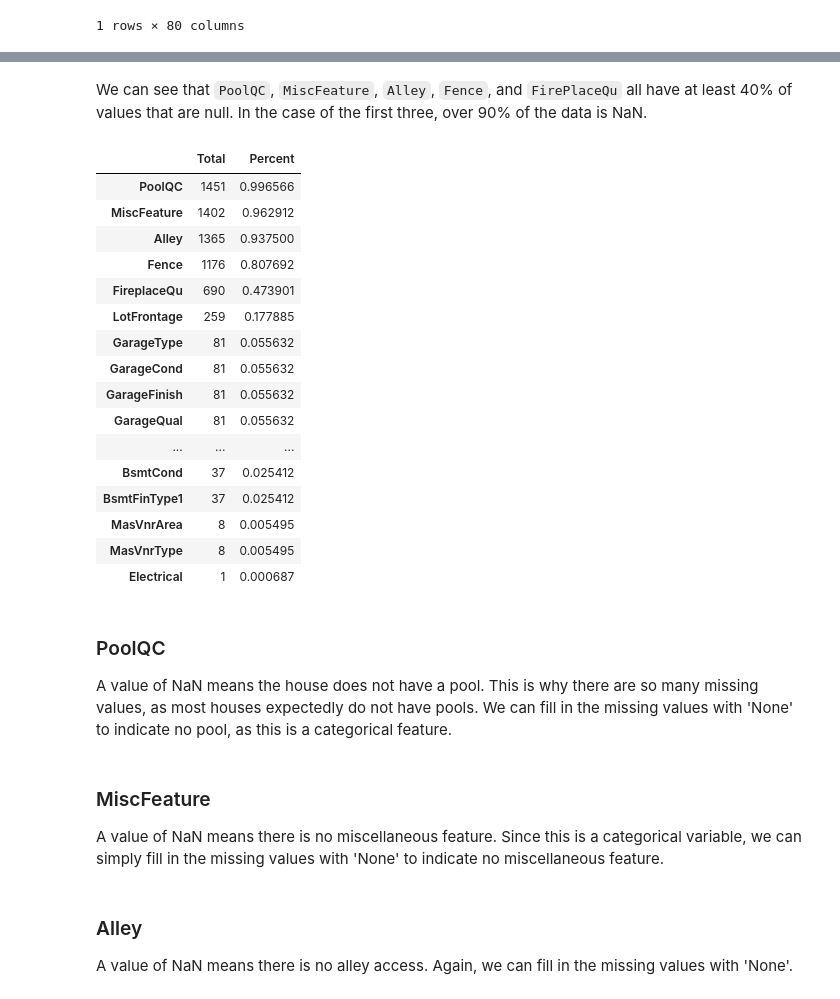
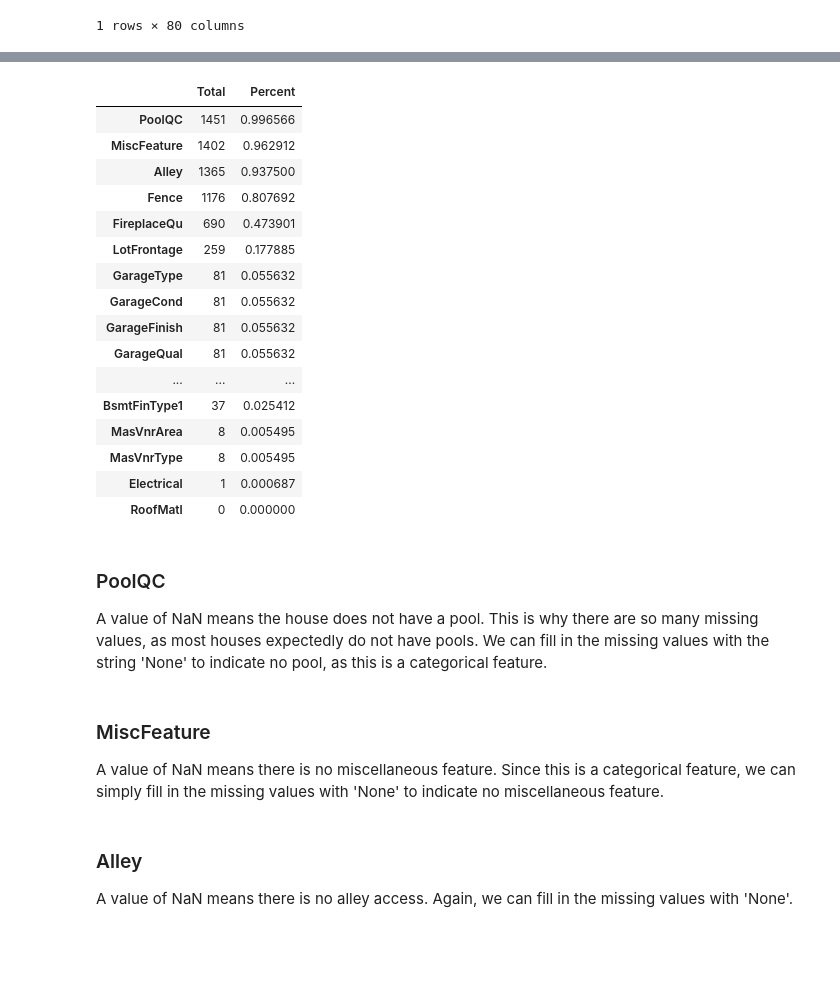
Before and after one commit to rakeshbhatia/thinkful, a Jupyter notebook: 3.7 Supervised Learning Capstone.ipynb, the cells around one changed output, grey strips where cells are left out. Drawn from its saved outputs; the diff is of its cells as text; code cells hidden in the pictures; blank space fills up the shorter version.

```diff
--- a/3.7 Supervised Learning Capstone.ipynb
+++ b/3.7 Supervised Learning Capstone.ipynb
@@ -420,2 +401,0 @@ Index(['MSSubClass', 'MSZoning', 'LotFrontage', 'LotArea', 'Street', 'Alley',
-# %% [markdown]
-We can see that `PoolQC`, `MiscFeature`, `Alley`, `Fence`, and `FirePlaceQu` all have at least 40% of values that are null. In the case of the first three, over 90% of the data is NaN.
@@ -426,35 +402,35 @@ We can see that `PoolQC`, `MiscFeature`, `Alley`, `Fence`, and `FirePlaceQu` all
 # %%
-#missing data
+# Missing data
 total = df_train.isnull().sum().sort_values(ascending=False)
 percent = (df_train.isnull().sum()/df_train.isnull().count()).sort_values(ascending=False)
 missing_data = pd.concat([total, percent], axis=1, keys=['Total', 'Percent'])
-missing_data.head(19)
+missing_data.head(20)
 # %% [output]
 |  | Total | Percent |
 | PoolQC | 1451 | 0.996566 |
 | MiscFeature | 1402 | 0.962912 |
 | Alley | 1365 | 0.937500 |
 | Fence | 1176 | 0.807692 |
 | FireplaceQu | 690 | 0.473901 |
 | LotFrontage | 259 | 0.177885 |
 | GarageType | 81 | 0.055632 |
 | GarageCond | 81 | 0.055632 |
 | GarageFinish | 81 | 0.055632 |
 | GarageQual | 81 | 0.055632 |
 | ... | ... | ... |
-| BsmtCond | 37 | 0.025412 |
 | BsmtFinType1 | 37 | 0.025412 |
 | MasVnrArea | 8 | 0.005495 |
 | MasVnrType | 8 | 0.005495 |
 | Electrical | 1 | 0.000687 |
+| RoofMatl | 0 | 0.000000 |
 # %% [markdown]
 ### PoolQC
-A value of NaN means the house does not have a pool. This is why there are so many missing values, as most houses expectedly do not have pools. We can fill in the missing values with 'None' to indicate no pool, as this is a categorical feature.
+A value of NaN means the house does not have a pool. This is why there are so many missing values, as most houses expectedly do not have pools. We can fill in the missing values with the string 'None' to indicate no pool, as this is a categorical feature.
 # %%
 df_train['PoolQC'] = df_train['PoolQC'].fillna('None')
 # %% [markdown]
 ### MiscFeature
-A value of NaN means there is no miscellaneous feature. Since this is a categorical variable, we can simply fill in the missing values with 'None' to indicate no miscellaneous feature.
+A value of NaN means there is no miscellaneous feature. Since this is a categorical feature, we can simply fill in the missing values with 'None' to indicate no miscellaneous feature.
 # %%
 df_train['MiscFeature'] = df_train['MiscFeature'].fillna('None')
 # %% [markdown]
```
Also changed, not shown: parts of 128 cells of this notebook.
